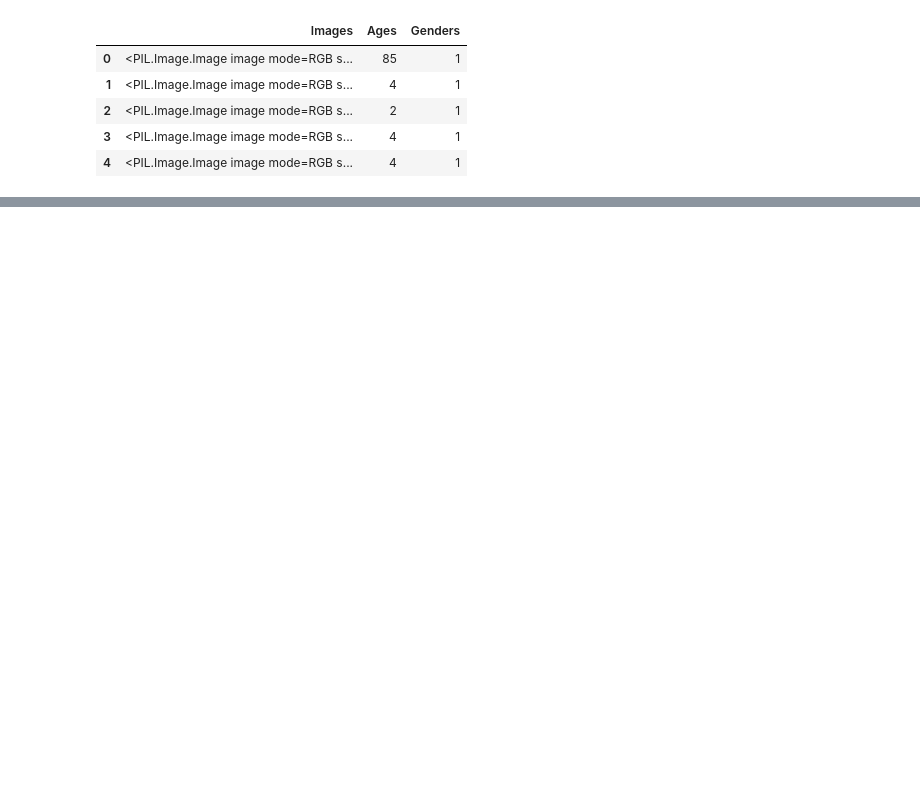
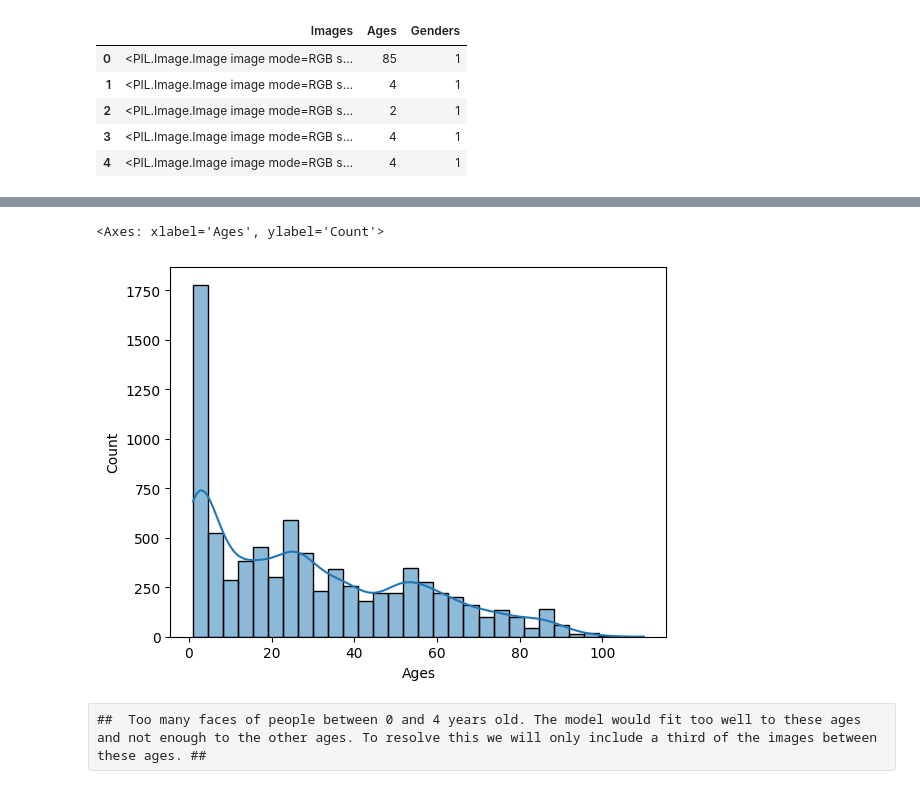
Before and after one commit to jayshivankar/Face-Analysis, a Jupyter notebook: Models/age_prediction.ipynb, the cells around one changed output, grey strips where cells are left out. Saved outputs shown, nothing was run; the diff lists cells and outputs as text; code cells hidden in the pictures; blank space fills up the shorter version.

Commit message:
Age Prediction model

```diff
--- a/Models/age_prediction.ipynb
+++ b/Models/age_prediction.ipynb
@@ -54,0 +74,7 @@ df.head()
+# %%
+sns.histplot(df['Ages'],kde=True,bins=30)
+# %% [output]
+<Axes: xlabel='Ages', ylabel='Count'>
+[figure, added]
+# %% [raw]
+##  Too many faces of people between 0 and 4 years old. The model would fit too well to these ages and not enough to the other ages. To resolve this we will only include a third of the images between these ages. ##
```
Also changed, not shown: parts of 5 cells of this notebook.
